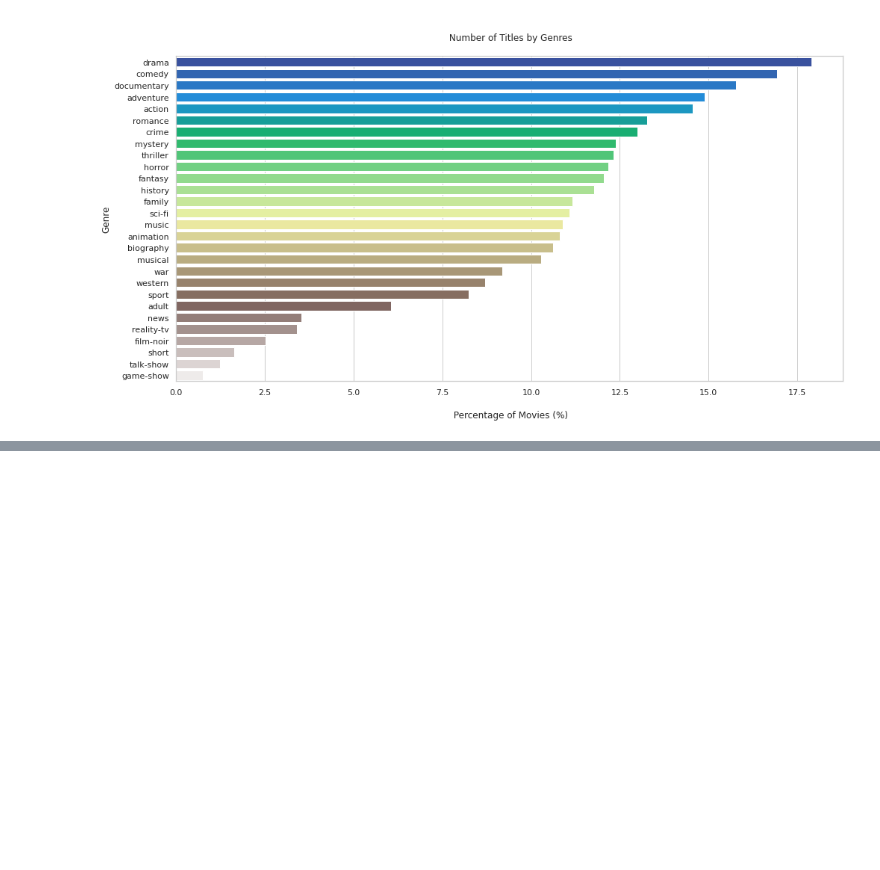
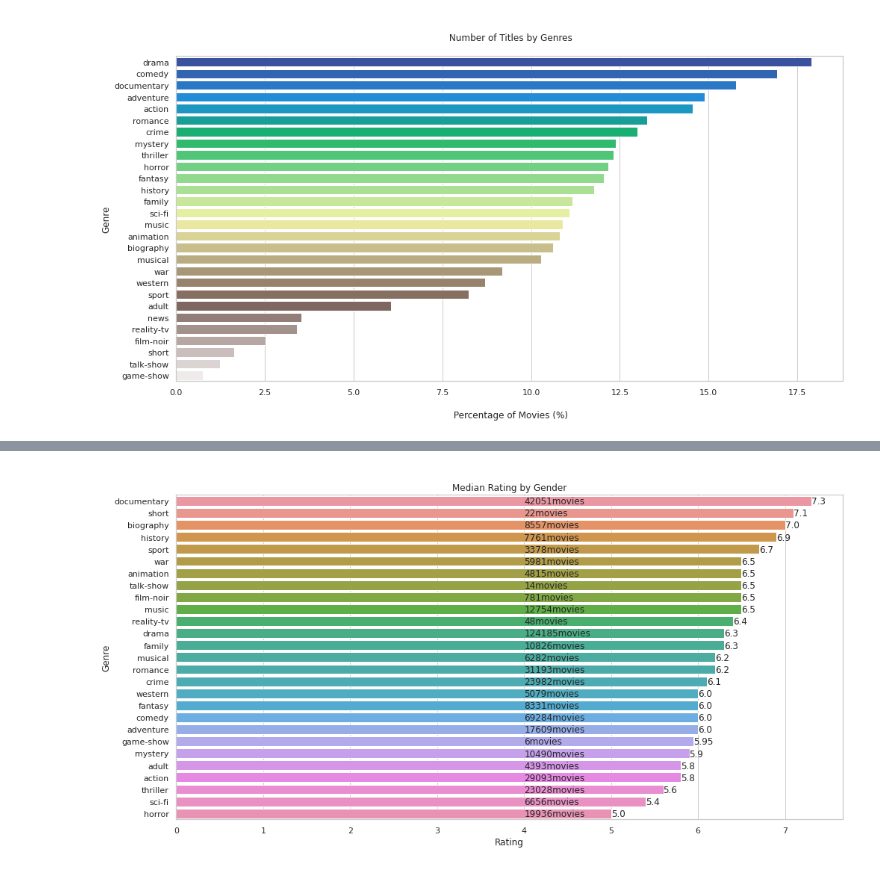
Before and after one commit to DiasMelissa/PythonProfound, a Jupyter notebook: Script15.ipynb, the cells around one changed output, grey strips where cells are left out. Drawn from its saved outputs; the diff is of its cells as text; code cells hidden in the pictures; blank space fills up the shorter version.

```diff
--- a/Script15.ipynb
+++ b/Script15.ipynb
@@ -302,0 +359,14 @@ Text(0.5, 1.0, '\n Number of Titles by Genres\n')
+# %%
+for item in generos_unicos:
+  consulta = 'SELECT COUNT(rating) FROM ratings JOIN titles ON ratings.title_id=titles.title_id WHERE genres like'+ '\''+'%'+item+'%'+'\' AND type=\'movie\''
+  resultado = pd.read_sql_query(consulta, conn)
+  genero_counts.append(resultado.values[0][0])
+
+  consulta = 'SELECT rating FROM ratings JOIN titles ON ratings.title_id=titles.title_id WHERE genres like'+ '\''+'%'+item+'%'+'\' AND type=\'movie\''
+  resultado = pd.read_sql_query(consulta, conn)
+  genero_ratings.append(np.median(resultado['rating']))
+# %%
+df_genero_ratings = pd.DataFrame()
+df_genero_ratings['genres'] = generos_unicos
+df_genero_ratings['count'] = genero_counts
+df_genero_ratings['rating'] = genero_ratings
@@ -302,0 +393,25 @@ Text(0.5, 1.0, '\n Number of Titles by Genres\n')
+# %%
+df_genero_ratings = df_genero_ratings.drop(index = 18)
+# %%
+df_genero_ratings = df_genero_ratings.sort_values(by = 'rating', ascending = False)
+# %%
+plt.figure(figsize = (16,8))
+
+sns.barplot(y = df_genero_ratings.genres, x = df_genero_ratings.rating, orient = "h")
+
+
+for i in range(len(df_genero_ratings.index)):
+
+  plt.text(4.0,
+           i + 0.25,
+           str(df_genero_ratings['count'][df_genero_ratings.index[i]]) + "movies")
+  plt.text(df_genero_ratings.rating[df_genero_ratings.index[i]],
+           i + 0.25,
+           round(df_genero_ratings['rating'][df_genero_ratings.index[i]], 2))
+
+plt.ylabel('Genre')
+plt.xlabel('Rating')
+plt.title('\nMedian Rating by Gender')
+plt.show()
+# %% [output]
+[figure, added]
```
Also changed, not shown: parts of 15 cells of this notebook.
